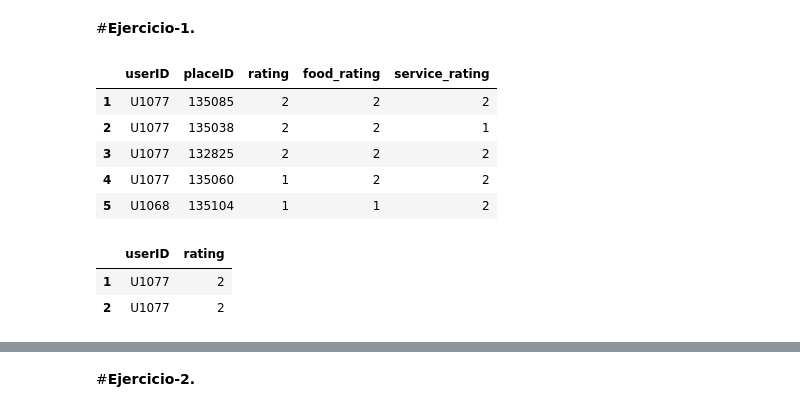
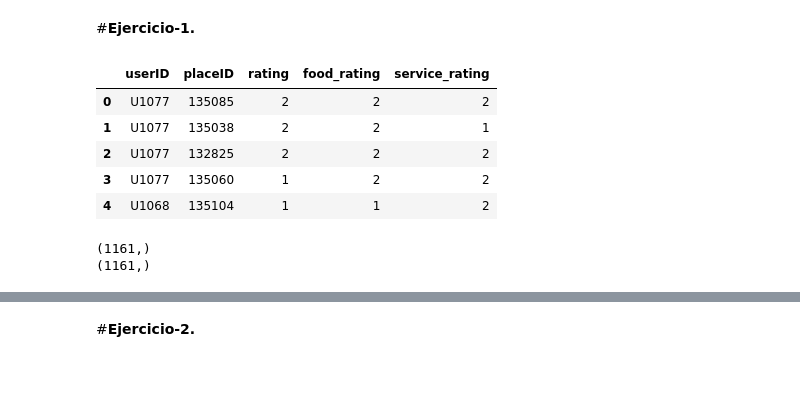
Before and after one commit to LH-1169213/Equipo3, a Jupyter notebook: MNA_IAyAA_semana_10_Actividad.ipynb, the cells around one changed output, grey strips where cells are left out. Drawn from its saved outputs; the diff is of its cells as text; code cells hidden in the pictures; blank space fills up the shorter version.

```diff
--- a/MNA_IAyAA_semana_10_Actividad.ipynb
+++ b/MNA_IAyAA_semana_10_Actividad.ipynb
@@ -27,25 +27,22 @@ from sklearn.decomposition import TruncatedSVD
 #**Ejercicio-1.**
 # %%
 #rating_final.csv
-df_ratingfinal = pd.read_csv("https://raw.githubusercontent.com/LH-1169213/Equipo3/main/rating_final.csv", header = None)
-
-#Renombrando las columnas
-df_ratingfinal.columns = df_ratingfinal.iloc[0]
-df_ratingfinal.drop(0, axis=0, inplace=True)
+df_ratingfinal = pd.read_csv("https://raw.githubusercontent.com/LH-1169213/Equipo3/main/rating_final.csv")
 df_ratingfinal.head()
 # %% [output]
 |  | userID | placeID | rating | food_rating | service_rating |
-| 1 | U1077 | 135085 | 2 | 2 | 2 |
-| 2 | U1077 | 135038 | 2 | 2 | 1 |
-| 3 | U1077 | 132825 | 2 | 2 | 2 |
-| 4 | U1077 | 135060 | 1 | 2 | 2 |
-| 5 | U1068 | 135104 | 1 | 1 | 2 |
+| 0 | U1077 | 135085 | 2 | 2 | 2 |
+| 1 | U1077 | 135038 | 2 | 2 | 1 |
+| 2 | U1077 | 132825 | 2 | 2 | 2 |
+| 3 | U1077 | 135060 | 1 | 2 | 2 |
+| 4 | U1068 | 135104 | 1 | 1 | 2 |
 # %%
 #Obteniendo datos de valor del archivo rating_final.csv
-ID_rating = df_ratingfinal[['userID','rating']]
-ID_rating.head(2)
+UserID = np.array(df_ratingfinal[['userID']]).flatten()
+print(UserID.shape)
+rating = np.array(df_ratingfinal[['rating']]).flatten()
+print(rating.shape)
 # %% [output]
-|  | userID | rating |
-| 1 | U1077 | 2 |
-| 2 | U1077 | 2 |
+(1161,)
+(1161,)
 # %%
```
Also changed, not shown: parts of 12 cells of this notebook.
